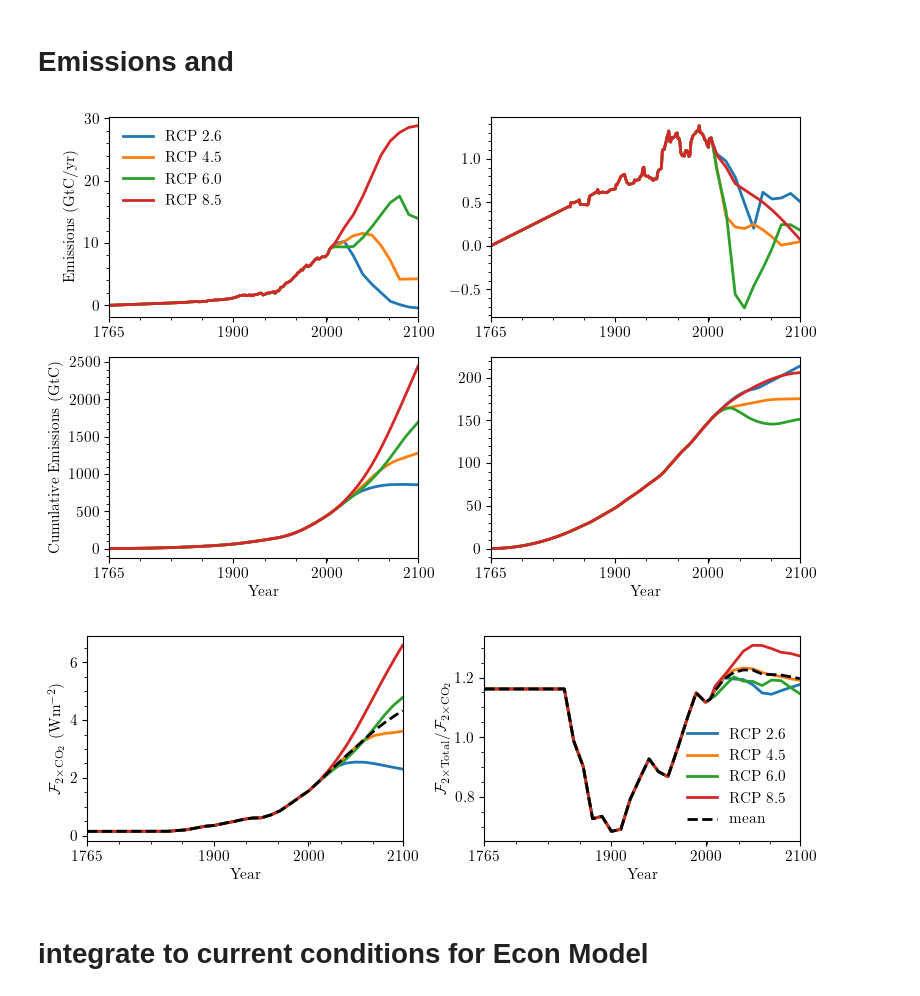
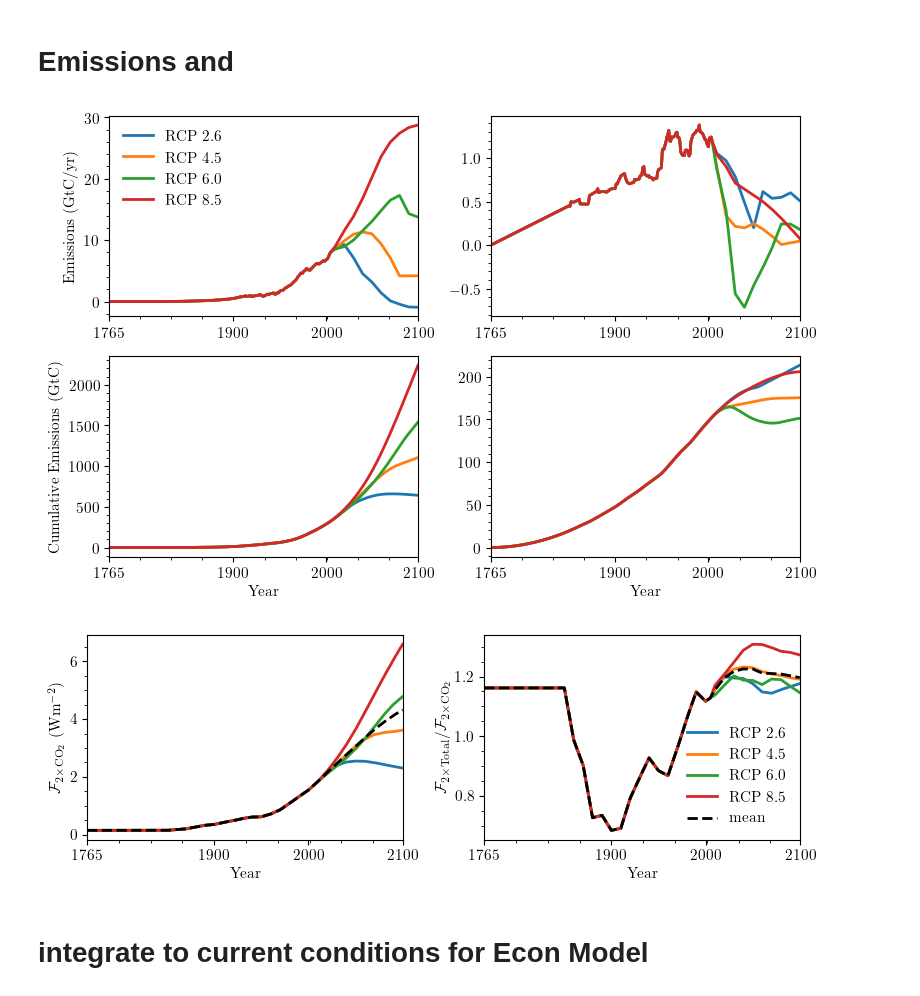
Before and after one commit to ClimateChangeEcon/Building_Interpretable_Climate_Emulators_forEconomics, a Jupyter notebook: x_simulate.ipynb, the cells around one changed output. Saved outputs shown, nothing was run; the diff lists cells and outputs as text; code cells hidden in the pictures.

Commit message:
atm emissions = fossil and industrial

```diff
--- a/x_simulate.ipynb
+++ b/x_simulate.ipynb
@@ -59,7 +59,7 @@ scenerio_set_name = ['RCP 2.6', 'RCP 4.5', 'RCP 6.0', 'RCP 8.5']
 [reactive_forcing_co2,reactive_forcing_ratio,reactive_forcing_year]=data_load.reactive_forcing(T_start=T_start,T_end=T_end)
 
 for i, scenerio in enumerate(['RCP2.6', 'RCP4.5', 'RCP6.0', 'RCP8.5']):
-    [data_val,data_year] = data_load.cmip_emission(scenerio_name=scenerio,T_start=T_start,T_end=T_end,emission_type='fossil+land')
+    [data_val,data_year] = data_load.cmip_emission(scenerio_name=scenerio,T_start=T_start,T_end=T_end,emission_type='fossil')
     axs_1[0,0].plot(data_year,data_val,label=scenerio_set_name[i],linewidth=2)
     axs_1[1,0].plot(data_year,np.cumsum(data_val),label=scenerio_set_name[i],linewidth=2)
 
@@ -93,34 +93,34 @@ axs_1[0,0].set_xlim(left=data_year[0],right=data_year[-1])
 axs_1[0,0].set_xticks([1765,1900,2000,2100])
 
 axs_1[0,1].set_xlim(left=data_year[0],right=data_year[-1])
 axs_1[0,1].set_xticks([1765,1900,2000,2100])
 
 axs_2[0,0].set_xlim(left=data_year[0],right=data_year[-1])
 axs_2[0,0].set_xticks([1765,1900,2000,2100])
 
 axs_2[0,1].set_xlim(left=data_year[0],right=data_year[-1])
 axs_2[0,1].set_xticks([1765,1900,2000,2100])
 
 axs_1[1,0].set_ylabel(r'Cumulative Emissions (GtC)')
 #axs[1,1].set_ylabel(r'Cumulative Landuse-Related Emis. (GtC)')
 axs_2[0,0].set_ylabel(r'$\mathcal{F}_{2\times\text{CO}_2}$ ($\textrm{W} \textrm{m}^{-2}$)')
 axs_2[0,1].set_ylabel(r'$\mathcal{F}_{2\times \text{Total}} / \mathcal{F}_{2\times\text{CO}_2}$')
 
 axs_1[1,0].set_xlabel(r'Year')
 axs_1[1,1].set_xlabel(r'Year')
 axs_2[0,0].set_xlabel(r'Year')
 axs_2[0,1].set_xlabel(r'Year')
 
 axs_1[1,0].set_xlim(left=data_year[0],right=data_year[-1])
 axs_1[1,0].set_xticks([1765,1900,2000,2100])
 
 axs_1[1,1].set_xlim(left=data_year[0],right=data_year[-1])
 axs_1[1,1].set_xticks([1765,1900,2000,2100])
 
 fig_1.savefig('fig/simulations_RCP.png',dpi=300)
 fig_2.savefig('fig/simulations_RF.png',dpi=300)
 # %% [output]
-[figure, old version]
+[figure, new version]
 [figure]
 # %% [markdown]
 # integrate to current conditions for Econ Model
```
Also changed, not shown: parts of 6 cells of this notebook, 3 other files.
